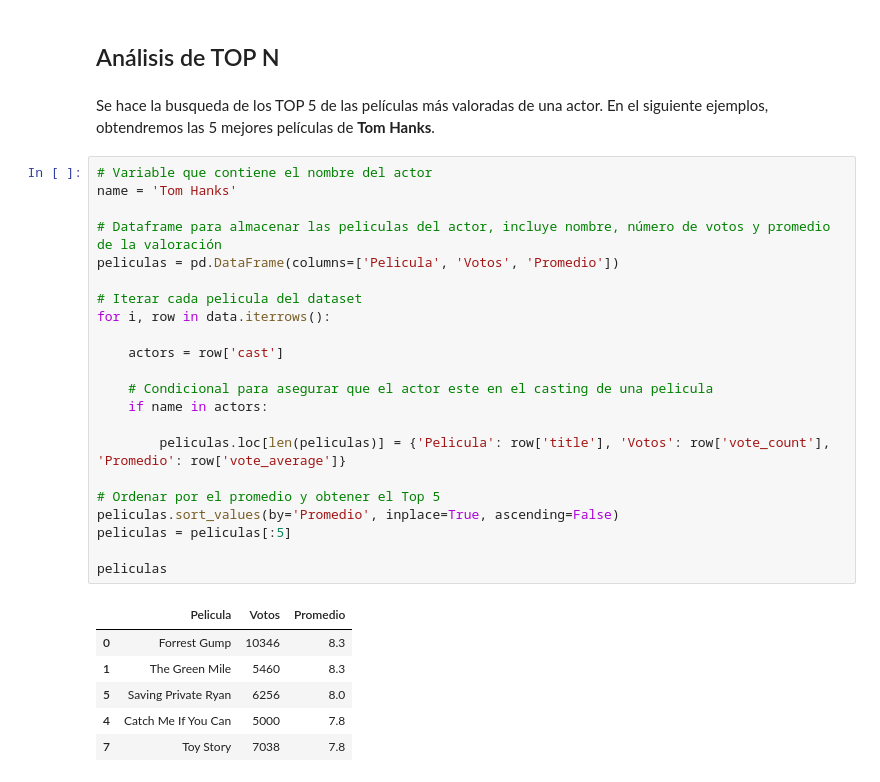
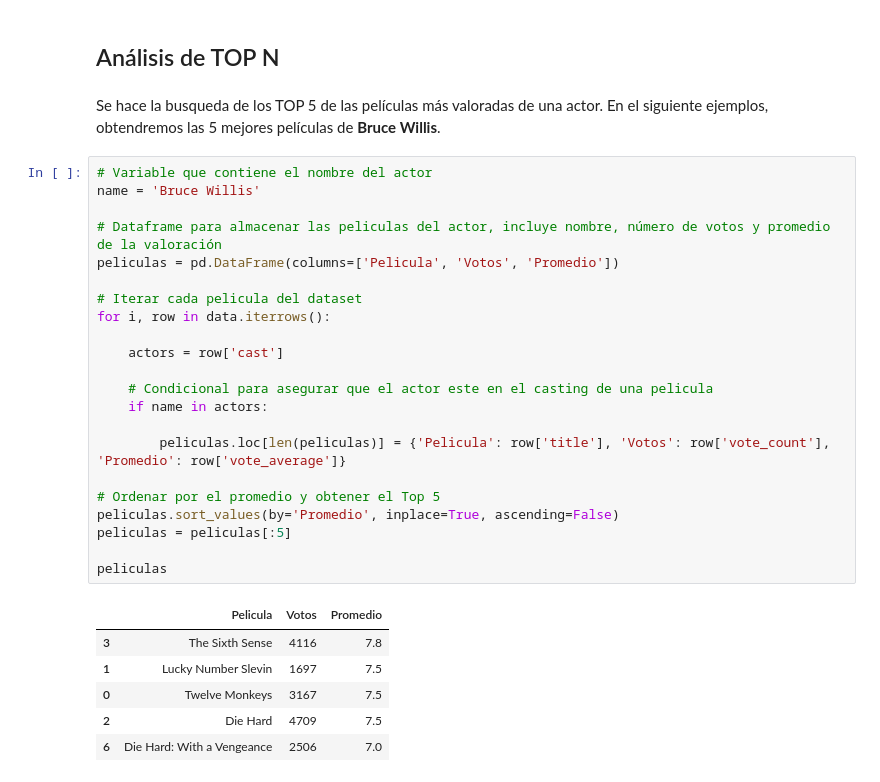
Before and after one commit to vicho-bece/Python-Data-Analytics, a Jupyter notebook: Movie_rating/movie_rate.ipynb, the cells around one changed output. Saved outputs shown, nothing was run; the diff lists cells and outputs as text.

```diff
--- a/Movie_rating/movie_rate.ipynb
+++ b/Movie_rating/movie_rate.ipynb
@@ -235,33 +236,33 @@ actores_stat
 ## Análisis de TOP N
 # %% [markdown]
 Se hace la busqueda de los TOP 5 de las películas más valoradas de una actor.
-En el siguiente ejemplos, obtendremos las 5 mejores películas de **Tom Hanks**.
+En el siguiente ejemplos, obtendremos las 5 mejores películas de **Bruce Willis**.
 # %%
 # Variable que contiene el nombre del actor
-name = 'Tom Hanks'
+name = 'Bruce Willis'
 
 # Dataframe para almacenar las peliculas del actor, incluye nombre, número de votos y promedio de la valoración
 peliculas = pd.DataFrame(columns=['Pelicula', 'Votos', 'Promedio'])
 
 # Iterar cada pelicula del dataset
 for i, row in data.iterrows():
 
     actors = row['cast']
 
     # Condicional para asegurar que el actor este en el casting de una pelicula
     if name in actors:
 
         peliculas.loc[len(peliculas)] = {'Pelicula': row['title'], 'Votos': row['vote_count'], 'Promedio': row['vote_average']}
 
 # Ordenar por el promedio y obtener el Top 5
 peliculas.sort_values(by='Promedio', inplace=True, ascending=False)
 peliculas = peliculas[:5]
 
 peliculas
 # %% [output]
 |  | Pelicula | Votos | Promedio |
-| 0 | Forrest Gump | 10346 | 8.3 |
-| 1 | The Green Mile | 5460 | 8.3 |
-| 5 | Saving Private Ryan | 6256 | 8.0 |
-| 4 | Catch Me If You Can | 5000 | 7.8 |
-| 7 | Toy Story | 7038 | 7.8 |
+| 3 | The Sixth Sense | 4116 | 7.8 |
+| 1 | Lucky Number Slevin | 1697 | 7.5 |
+| 0 | Twelve Monkeys | 3167 | 7.5 |
+| 2 | Die Hard | 4709 | 7.5 |
+| 6 | Die Hard: With a Vengeance | 2506 | 7.0 |
```
Also changed, not shown: parts of 7 cells of this notebook, 1 other file.
